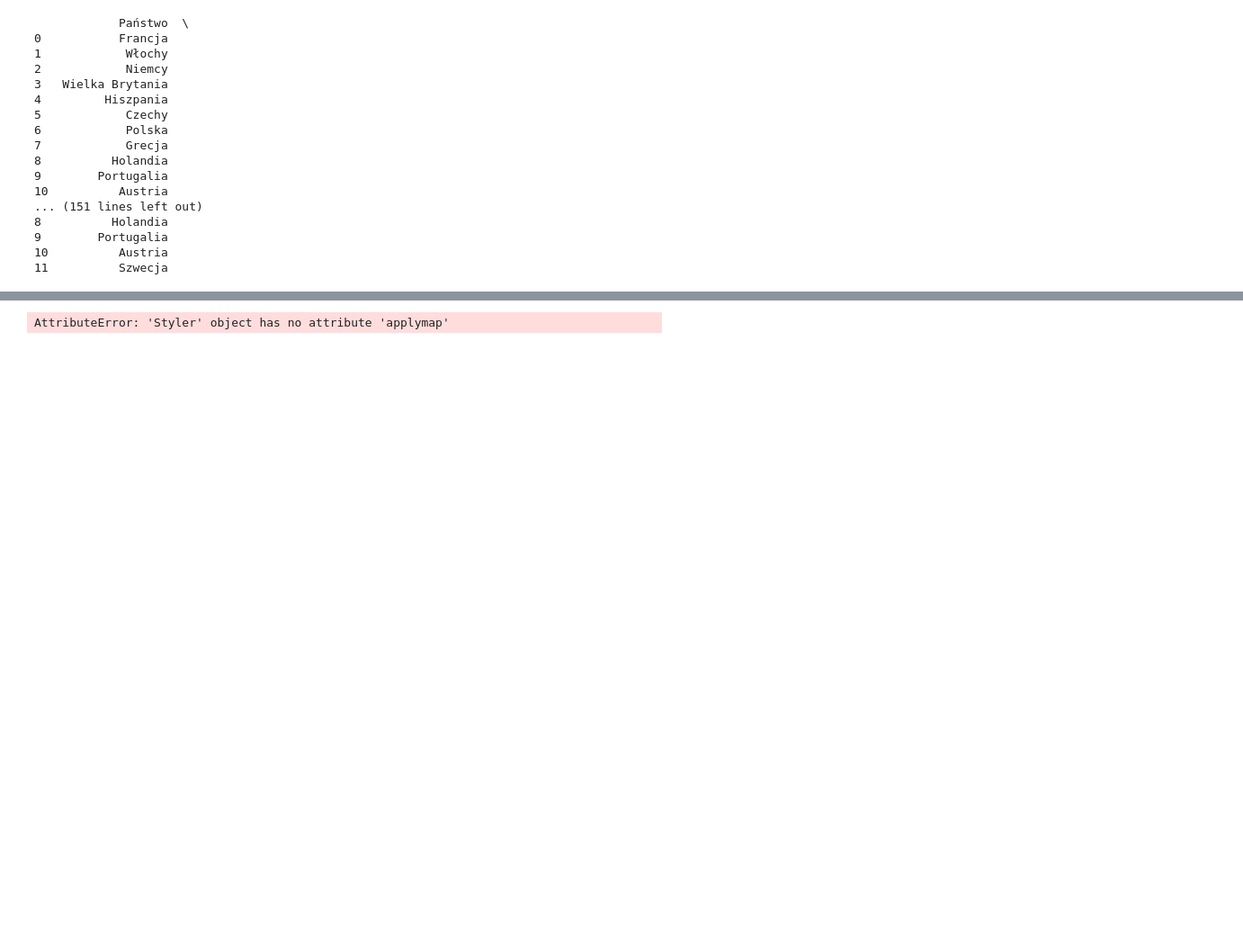
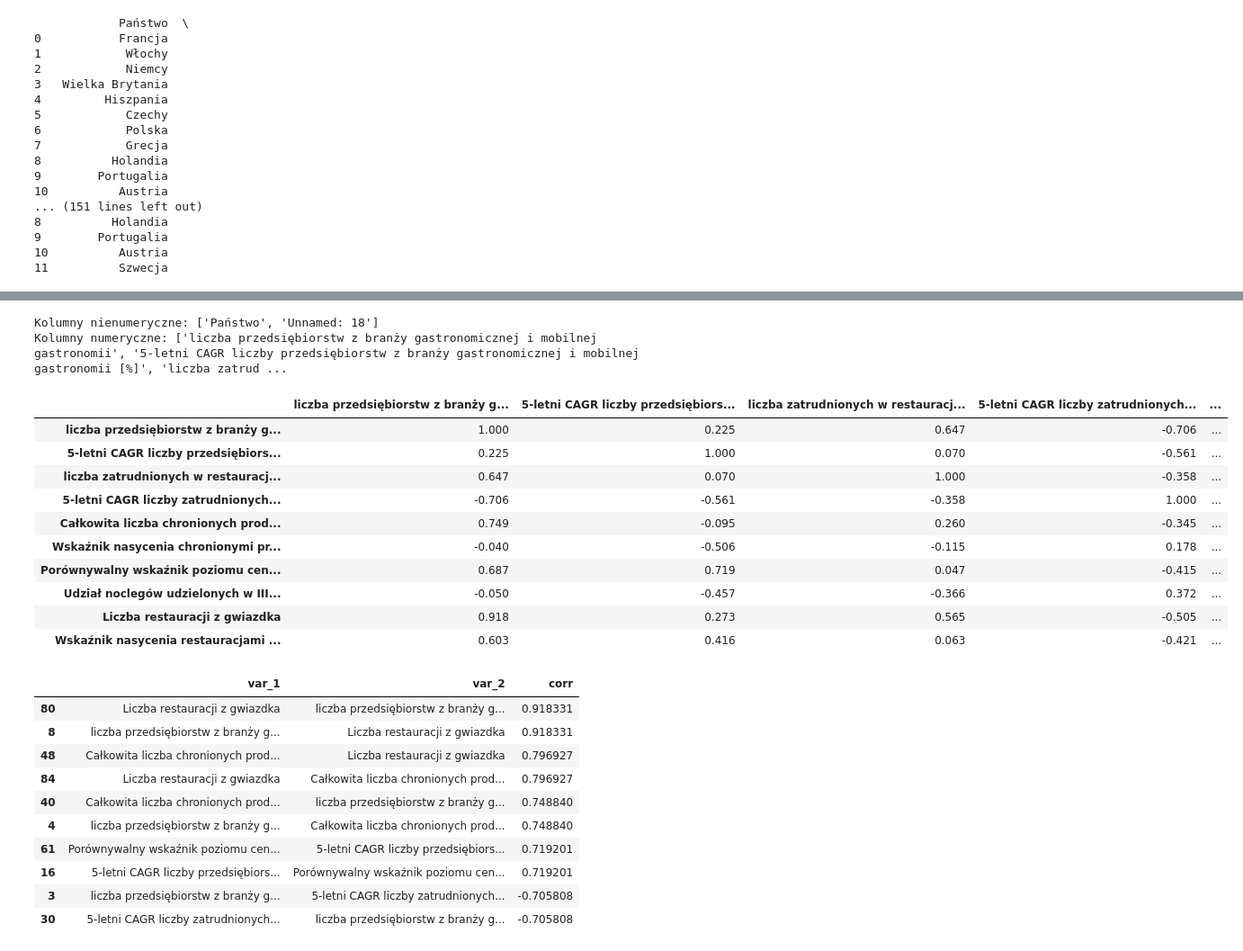
Before and after one commit to Kruciii/Turystyka-gastronomiczna, a Jupyter notebook: 1.ipynb, the cells around one changed output, grey strips where cells are left out. Shown at 90% size. Cells and saved outputs as stored; diff of their text form; code cells hidden in the pictures; blank space fills up the shorter version.

```diff
--- a/1.ipynb
+++ b/1.ipynb
@@ -78,24 +84,54 @@ dtype: int64
 # %%
 # Korelacje i wspolliniowosc (na bazie korelacji)
+import numpy as np
+
 numeric_df = df_clean.select_dtypes(include="number")
+non_numeric = df_clean.columns.difference(numeric_df.columns).tolist()
+print("Kolumny nienumeryczne:", non_numeric)
+print("Kolumny numeryczne:", list(numeric_df.columns))
+
 corr = numeric_df.corr()
 
-def highlight_high_corr(val):
+def format_corr(val):
     if pd.isna(val):
         return ""
-    return "background-color: #ffd7b5" if abs(val) >= 0.7 else ""
+    color = "#d35400" if abs(val) >= 0.7 else "#2c3e50"
+    return f"<span style='color:{color}; font-weight:600'>{val:.3f}</span>"
 
-display(corr.style.map(highlight_high_corr))
+display(corr.style.format(format_corr, escape="html"))
 
 high_pairs = (
-    corr.where(~pd.eye(corr.shape[0], dtype=bool))
+    corr.where(~np.eye(corr.shape[0], dtype=bool))
     .stack()
     .rename("corr")
     .reset_index()
     .rename(columns={"level_0": "var_1", "level_1": "var_2"})
 )
 high_pairs = high_pairs.loc[high_pairs["corr"].abs() >= 0.7].sort_values("corr", ascending=False)
 
 display(high_pairs)
 # %% [output]
-AttributeError: 'Styler' object has no attribute 'applymap'
+Kolumny nienumeryczne: ['Państwo', 'Unnamed: 18']
+Kolumny numeryczne: ['liczba przedsiębiorstw z branży gastronomicznej i mobilnej gastronomii', '5-letni CAGR liczby przedsiębiorstw z branży gastronomicznej i mobilnej gastronomii [%]', 'liczba zatrud ...
+|  | liczba przedsiębiorstw z branży g... | 5-letni CAGR liczby przedsiębiors... | liczba zatrudnionych w restauracj... | 5-letni CAGR liczby zatrudnionych... | ... |
+| liczba przedsiębiorstw z branży g... | 1.000 | 0.225 | 0.647 | -0.706 | ... |
+| 5-letni CAGR liczby przedsiębiors... | 0.225 | 1.000 | 0.070 | -0.561 | ... |
+| liczba zatrudnionych w restauracj... | 0.647 | 0.070 | 1.000 | -0.358 | ... |
+| 5-letni CAGR liczby zatrudnionych... | -0.706 | -0.561 | -0.358 | 1.000 | ... |
+| Całkowita liczba chronionych prod... | 0.749 | -0.095 | 0.260 | -0.345 | ... |
+| Wskaźnik nasycenia chronionymi pr... | -0.040 | -0.506 | -0.115 | 0.178 | ... |
+| Porównywalny wskaźnik poziomu cen... | 0.687 | 0.719 | 0.047 | -0.415 | ... |
+| Udział noclegów udzielonych w III... | -0.050 | -0.457 | -0.366 | 0.372 | ... |
+| Liczba restauracji z gwiazdka | 0.918 | 0.273 | 0.565 | -0.505 | ... |
+| Wskaźnik nasycenia restauracjami ... | 0.603 | 0.416 | 0.063 | -0.421 | ... |
+|  | var_1 | var_2 | corr |
+| 80 | Liczba restauracji z gwiazdka | liczba przedsiębiorstw z branży g... | 0.918331 |
+| 8 | liczba przedsiębiorstw z branży g... | Liczba restauracji z gwiazdka | 0.918331 |
+| 48 | Całkowita liczba chronionych prod... | Liczba restauracji z gwiazdka | 0.796927 |
+| 84 | Liczba restauracji z gwiazdka | Całkowita liczba chronionych prod... | 0.796927 |
+| 40 | Całkowita liczba chronionych prod... | liczba przedsiębiorstw z branży g... | 0.748840 |
+| 4 | liczba przedsiębiorstw z branży g... | Całkowita liczba chronionych prod... | 0.748840 |
+| 61 | Porównywalny wskaźnik poziomu cen... | 5-letni CAGR liczby przedsiębiors... | 0.719201 |
+| 16 | 5-letni CAGR liczby przedsiębiors... | Porównywalny wskaźnik poziomu cen... | 0.719201 |
+| 3 | liczba przedsiębiorstw z branży g... | 5-letni CAGR liczby zatrudnionych... | -0.705808 |
+| 30 | 5-letni CAGR liczby zatrudnionych... | liczba przedsiębiorstw z branży g... | -0.705808 |
```
Also changed, not shown: parts of 20 cells of this notebook, 3 other files.
